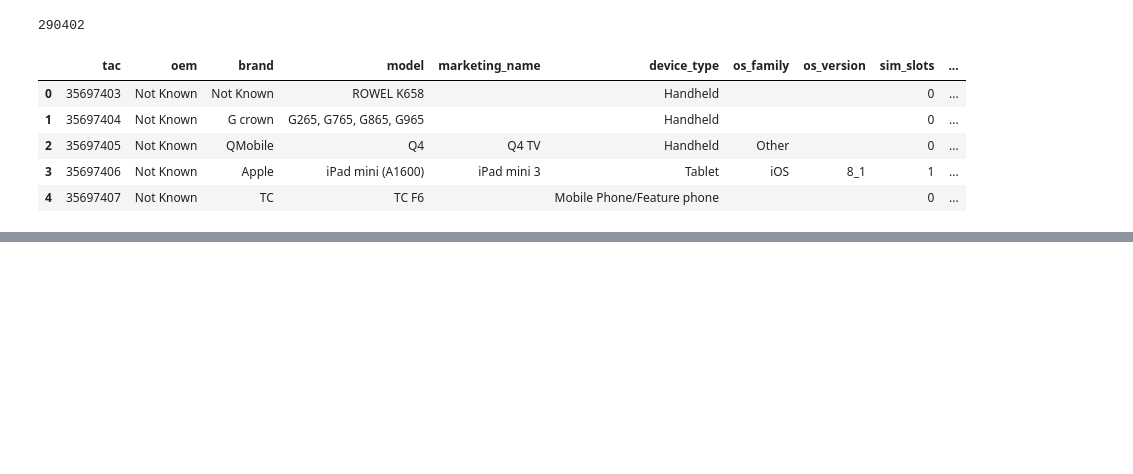
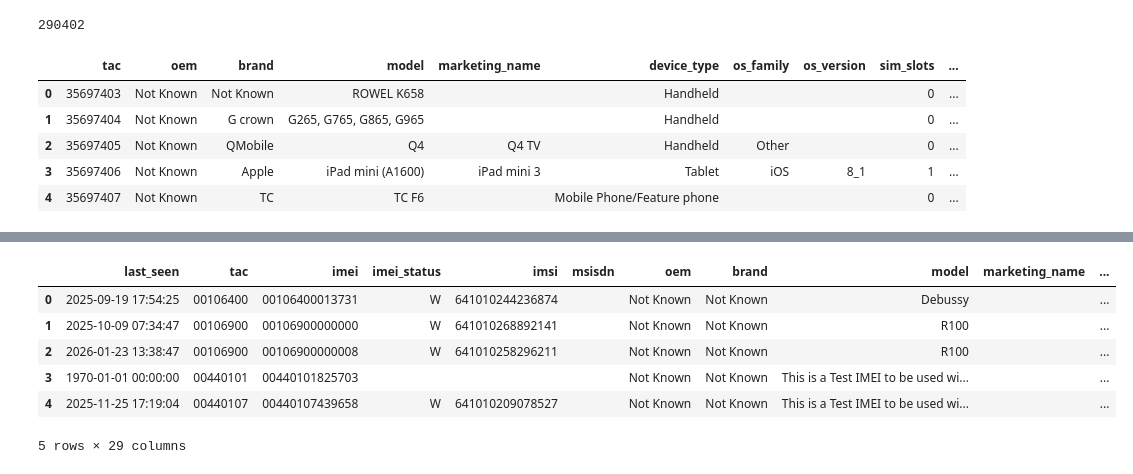
Before and after one commit to wmuheki/ceir_analytics, a Jupyter notebook: 1. explore_transform_Load.ipynb, the cells around one changed output, grey strips where cells are left out. Cells and saved outputs as stored; diff of their text form; code cells hidden in the pictures; blank space fills up the shorter version.

```diff
--- a/1. explore_transform_Load.ipynb
+++ b/1. explore_transform_Load.ipynb
@@ -515,0 +309,52 @@ domestic_2026_03.to_parquet("/Users/wmuheki/Documents/Projects/Analytics/ceir/du
+# %%
+# Enrich Dataset with MCC - to Have Country Information for each IMSI
+
+# 1) Load MCC lookup table
+mcc_lu = pd.read_csv("/Users/wmuheki/Documents/Projects/Analytics/ceir/clean_dumps/MCC_Each_country.csv", dtype=str)
+mcc_lu.head()
+
+
+# 2) Normalize lookup columns
+mcc_lu = mcc_lu.rename(columns={"MCC": "mcc", "Country": "country"})
+mcc_lu["mcc"] = mcc_lu["mcc"].astype("string").str.strip()
+mcc_lu["country"] = mcc_lu["country"].astype("string").str.strip()
+mcc_lu = mcc_lu.drop_duplicates(subset=["mcc"])
+
+
+# 3) Extract MCC from IMSI (first 3 digits)
+genuine_df["imsi"] = genuine_df["imsi"].astype("string")
+
+genuine_df["mcc"] = (
+    genuine_df["imsi"]
+    .str.replace(r"\D+", "", regex=True)  # keep digits only
+    .str.slice(0, 3)
+)
+
+
+# 4) Merge Country Code Data Frame with the Roaming Data sets
+genuine_df = genuine_df.merge(
+    mcc_lu[["mcc", "country"]],
+    how="left",
+    on="mcc"
+)
+
+# 5) Optional: fill unknowns
+genuine_df["country"] = genuine_df["country"].fillna("UNKNOWN")
+# %%
+#Change Data type to remove decimal points and convert to integers
+genuine_df['sim_slots'] = genuine_df['sim_slots'].astype('Int64')
+genuine_df['has_2g'] = genuine_df['has_2g'].astype('Int64')
+genuine_df['has_3g'] = genuine_df['has_3g'].astype('Int64')
+genuine_df['has_4g'] = genuine_df['has_4g'].astype('Int64')
+genuine_df['has_5g'] = genuine_df['has_5g'].astype('Int64')
+genuine_df['year_released'] = genuine_df['year_released'].astype('Int64')
+# %%
+genuine_df.head()
+# %% [output]
+|  | last_seen | tac | imei | imei_status | imsi | msisdn | oem | brand | model | marketing_name | ... |
+| 0 | 2025-09-19 17:54:25 | 00106400 | 00106400013731 | W | 641010244236874 |  | Not Known | Not Known | Debussy |  | ... |
+| 1 | 2025-10-09 07:34:47 | 00106900 | 00106900000000 | W | 641010268892141 |  | Not Known | Not Known | R100 |  | ... |
+| 2 | 2026-01-23 13:38:47 | 00106900 | 00106900000008 | W | 641010258296211 |  | Not Known | Not Known | R100 |  | ... |
+| 3 | 1970-01-01 00:00:00 | 00440101 | 00440101825703 |  |  |  | Not Known | Not Known | This is a Test IMEI to be used wi... |  | ... |
+| 4 | 2025-11-25 17:19:04 | 00440107 | 00440107439658 | W | 641010209078527 |  | Not Known | Not Known | This is a Test IMEI to be used wi... |  | ... |
+5 rows × 29 columns
```
Also changed, not shown: parts of 75 cells of this notebook, 2 other files.
